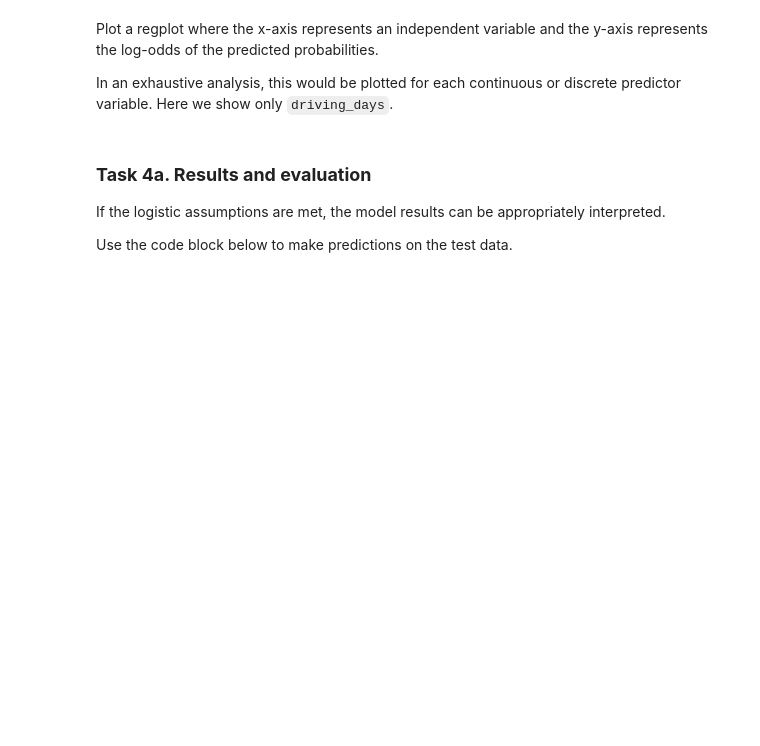
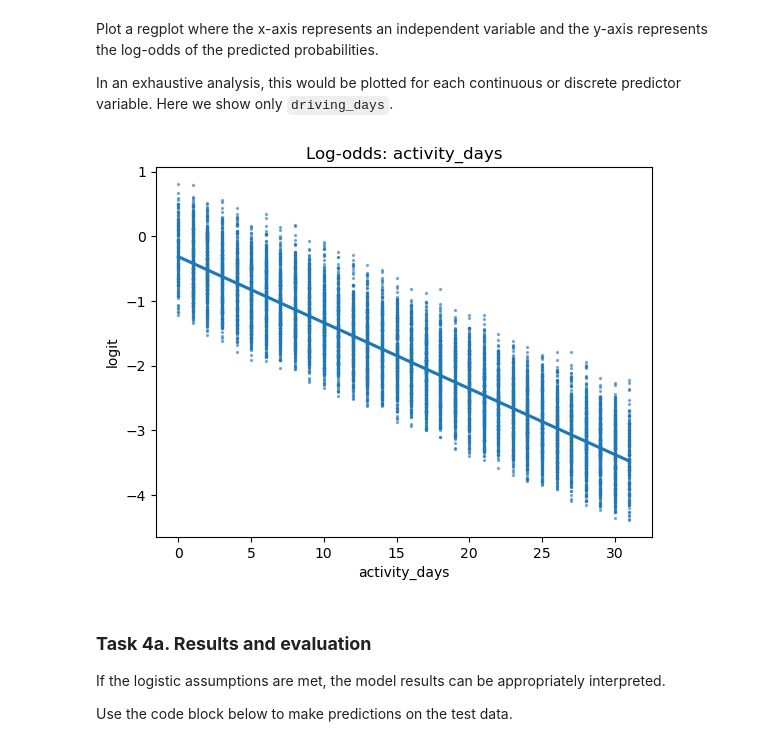
Before and after one commit to baebokchii/study_log, a Jupyter notebook: google_data_analytics/course_4/notebooks/Course 4 Waze project lab.ipynb, the cells around one changed output. Cells and saved outputs as stored; diff of their text form; code cells hidden in the pictures; blank space fills up the shorter version.

```diff
--- a/google_data_analytics/course_4/notebooks/Course 4 Waze project lab.ipynb
+++ b/google_data_analytics/course_4/notebooks/Course 4 Waze project lab.ipynb
@@ -302,6 +481,6 @@ Use scikit-learn's [`train_test_split()`](https://scikit-learn.org/stable/module
 **Note 2:** Because the target class is imbalanced (82% retained vs. 18% churned), you want to make sure that you don't get an unlucky split that over- or under-represents the frequency of the minority class. Set the function's `stratify` parameter to `y` to ensure that the minority class appears in both train and test sets in the same proportion that it does in the overall dataset.
 # %%
 # Perform the train-test split
-### YOUR CODE HERE ###
+X_train, X_test, y_train, y_test = train_test_split(X, y, stratify=y, random_state=42)
 # %%
 # Use .head()
@@ -318,0 +503,3 @@ Fit the model on `X_train` and `y_train`.
+# %%
+clf = LogisticRegression(penalty=None)
+clf.fit(X_train, y_train)
@@ -334,4 +545,5 @@ Verify the linear relationship between X and the estimated log odds (known as lo
 Call the model's `predict_proba()` method to generate the probability of response for each sample in the training data. (The training data is the argument to the method.) Assign the result to a variable called `training_probabilities`. This results in a 2-D array where each row represents a user in `X_train`. The first column is the probability of the user not churning, and the second column is the probability of the user churning.
 # %%
 # Get the predicted probabilities of the training data
-### YOUR CODE HERE ###
+training_probabilities = clf.predict_proba(X_train)
+training_probabilities
@@ -348,10 +568,10 @@ $$
 2. Create a new column called `logit` in the `logit_data` dataframe. The data in this column should represent the logit for each user.
 # %%
 # 1. Copy the `X_train` dataframe and assign to `logit_data`
-### YOUR CODE HERE ###
+logit_data = X_train.copy()
 
 # 2. Create a new `logit` column in the `logit_data` df
-### YOUR CODE HERE ###
+logit_data['logit'] = [np.log(prob[1]/prob[0]) for prob in training_probabilities]
 # %% [markdown]
 Plot a regplot where the x-axis represents an independent variable and the y-axis represents the log-odds of the predicted probabilities.
 
@@ -362,3 +579,10 @@ In an exhaustive analysis, this would be plotted for each continuous or discrete
+# %%
+# Plot regplot of `activity_days` log-odds
+sns.regplot(x='activity_days', y='logit', data=logit_data, scatter_kws={'s': 2, 'alpha': 0.5})
+plt.title('Log-odds: activity_days')
+plt.show()
+# %% [output]
+[figure, added]
 # %% [markdown]
 ### **Task 4a. Results and evaluation**
 
```
Also changed, not shown: parts of 65 cells of this notebook.
